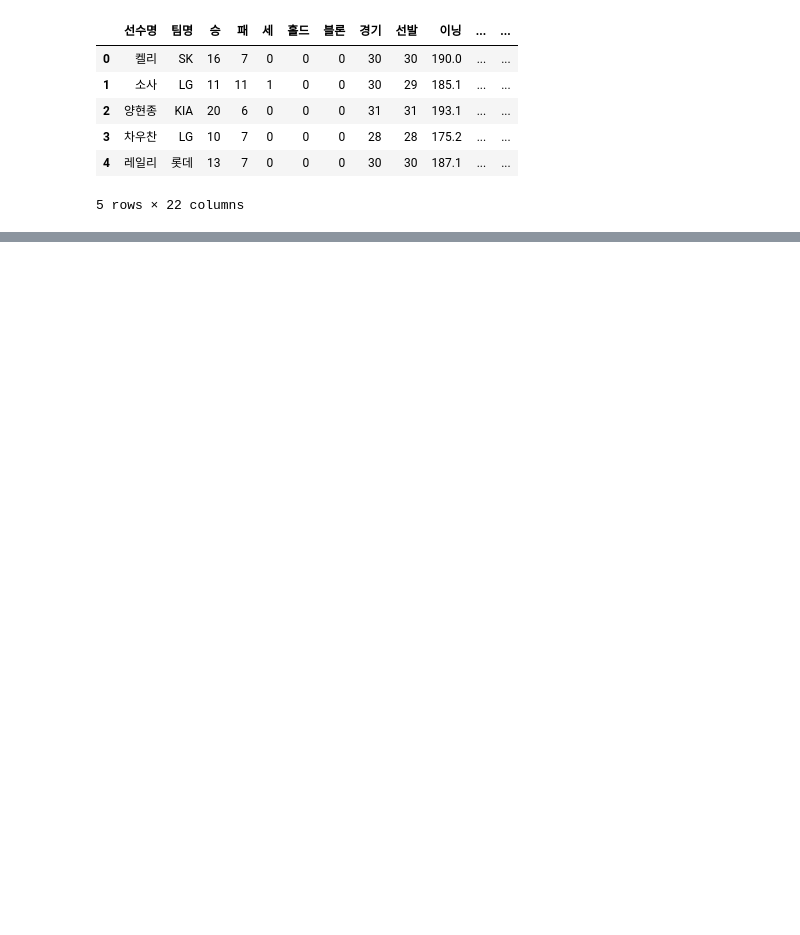
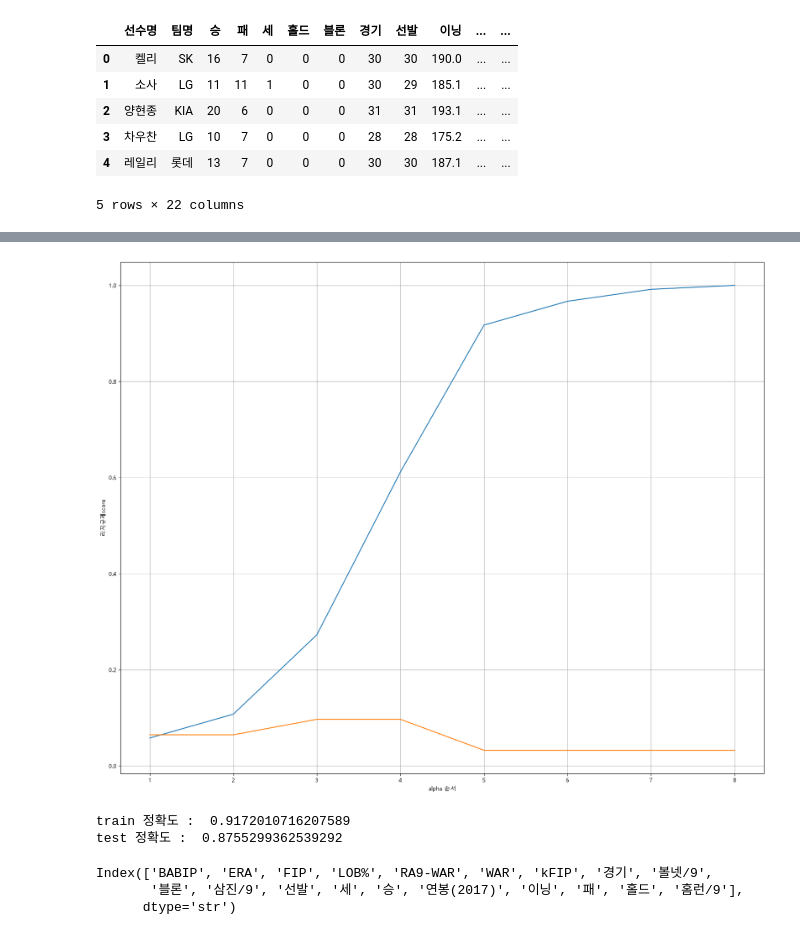
Before and after one commit to EPONINEE26/aix_learn_1106, a Jupyter notebook: p1116/p1116_02.ipynb, the cells around one changed output, grey strips where cells are left out. Cells and saved outputs as stored; diff of their text form; code cells hidden in the pictures; blank space fills up the shorter version.

```diff
--- a/p1116/p1116_02.ipynb
+++ b/p1116/p1116_02.ipynb
@@ -80,0 +110,21 @@ SyntaxError: invalid syntax (3619284563.py, line 1)
+# %%
+train_data, test_data, train_label, test_label = train_test_split(data, label, test_size=0.2, random_state=42)
+# %%
+ss = StandardScaler()
+ss.fit(train_data)
+train_scaled = ss.transform(train_data)
+test_scaled = ss.transform(test_data)
+# %%
+alpha_list = [0.001,0.01,0.1,1,10,100]
+
+train_score = []
+test_score = []
+for alpha in alpha_list:
+    ridge = Ridge(alpha=alpha)
+    ridge.fit(train_scaled,train_label)
+
+    score = ridge.score(train_scaled,train_label)
+    score2 = ridge.score(test_scaled,test_label)
+    train_score.append(score)
+    test_score.append(score2)
+print('완료')
@@ -80,0 +133,10 @@ SyntaxError: invalid syntax (3619284563.py, line 1)
+# %%
+train_score = []
+test_score = []
+cc = [0.001,0.01,0.1,1,10,20,50,100]
+
+for c in cc:
+    lr = LogisticRegression(C=c,max_iter=1000)
+    lr.fit(train_scaled,train_label)
+    train_score.append(lr.score(train_scaled,train_label))
+    test_score.append(lr.score(test_scaled,test_label))
@@ -80,0 +164,28 @@ SyntaxError: invalid syntax (3619284563.py, line 1)
+# %%
+# 선그래프
+no_list = [1,2,3,4,5,6,7,8]
+plt.plot(no_list,train_score)
+plt.plot(no_list,test_score)
+plt.xlabel('alpha 순서')
+plt.ylabel('리지규제score')
+plt.grid()
+plt.show()
+# %% [output]
+[figure, added]
+# %%
+ridge = Ridge(alpha=10)
+model = ridge.fit(train_scaled,train_label)
+# 정확도
+score = ridge.score(train_scaled,train_label)
+score2 = ridge.score(test_scaled,test_label)
+print('train 정확도 : ',score)
+print('test 정확도 : ',score2)
+# %% [output]
+train 정확도 :  0.9172010716207589
+test 정확도 :  0.8755299362539292
+# %%
+data.columns
+# %% [output]
+Index(['BABIP', 'ERA', 'FIP', 'LOB%', 'RA9-WAR', 'WAR', 'kFIP', '경기', '볼넷/9',
+       '블론', '삼진/9', '선발', '세', '승', '연봉(2017)', '이닝', '패', '홀드', '홈런/9'],
+      dtype='str')
```
Also changed, not shown: parts of 10 cells of this notebook, 10 other files.
